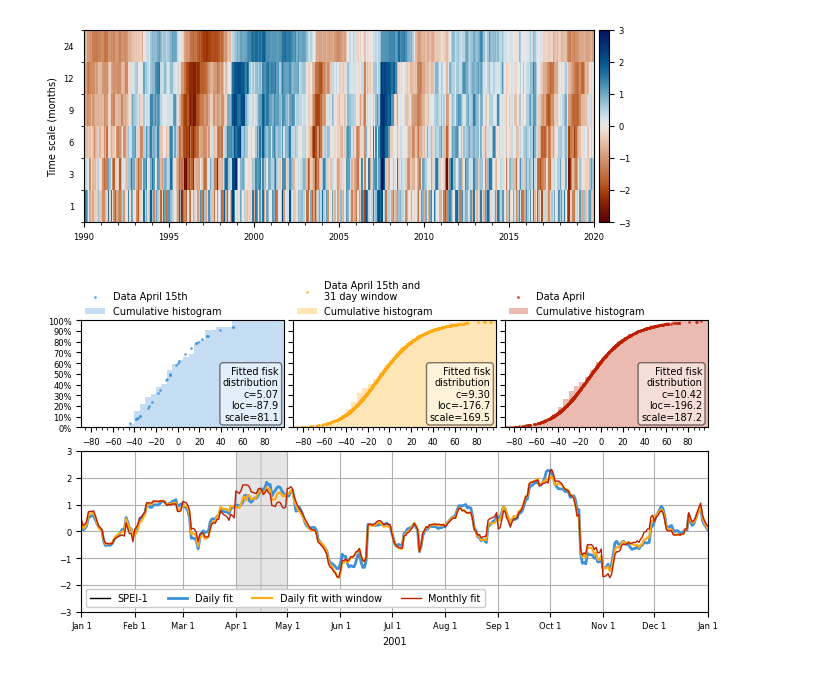
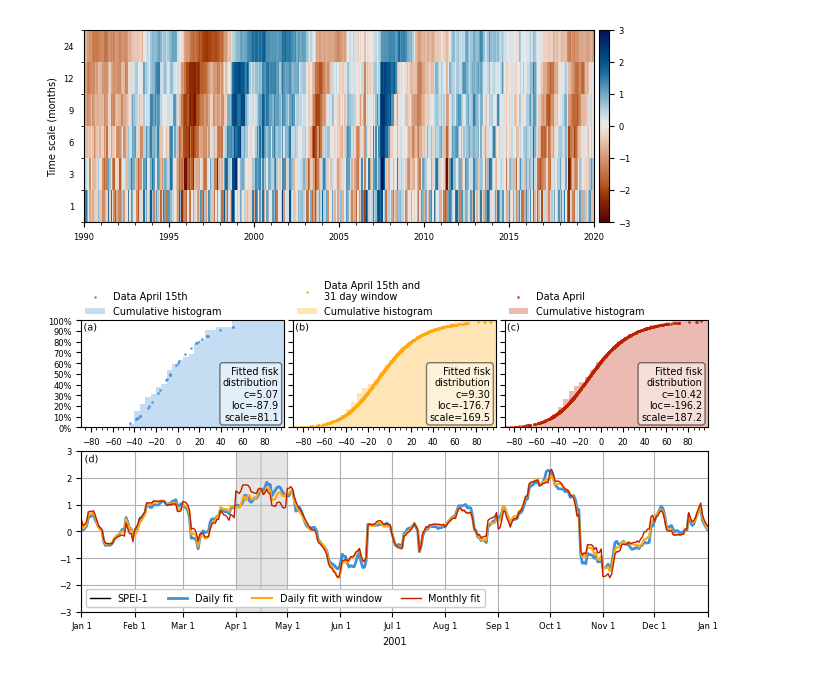
Before and after one commit to martinvonk/SPEI, a Jupyter notebook: paper/paper.ipynb, the cells around one changed output. Drawn from its saved outputs; the diff is of its cells as text; code cells hidden in the pictures.

Commit message:
update axes indicators

```diff
--- a/paper/paper.ipynb
+++ b/paper/paper.ipynb
@@ -386,6 +368,18 @@ axd["d"].hist(data_d.values, color="C0", **hist_kwargs)
 axd["dw"].hist(data_dw.values, color="C1", **hist_kwargs)
 axd["m"].hist(data_m.values, color="C2", **hist_kwargs)
 
+axd["d"].set_xlim(xmin, xmax)
+axd["d"].xaxis.set_minor_locator(mpl.ticker.MultipleLocator(bin))
+axd["d"].xaxis.set_major_locator(mpl.ticker.MultipleLocator(bin * 4))
+axd["d"].set_ylim(0.0, 1.0)
+axd["d"].yaxis.set_major_locator(mpl.ticker.MultipleLocator(0.1))
+axd["d"].yaxis.set_major_formatter(mpl.ticker.PercentFormatter(1.0))
+for iax in [axd["dw"], axd["m"]]:
+    iax.sharex(axd["d"])
+    iax.sharey(axd["d"])
+    for t in iax.get_yticklabels():
+        t.set_visible(False)
+
 
 def plot_box(ax: plt.Axes, dist: si.dist.Dist) -> None:
     textstr = f"Fitted {dist.dist.name}\ndistribution\n"
@@ -402,18 +396,6 @@ def plot_box(ax: plt.Axes, dist: si.dist.Dist) -> None:
         bbox=dict(boxstyle="round", facecolor="white", alpha=0.5),
     )
 
-
-axd["d"].set_xlim(xmin, xmax)
-axd["d"].xaxis.set_minor_locator(mpl.ticker.MultipleLocator(bin))
-axd["d"].xaxis.set_major_locator(mpl.ticker.MultipleLocator(bin * 4))
-axd["d"].set_ylim(0.0, 1.0)
-axd["d"].yaxis.set_major_locator(mpl.ticker.MultipleLocator(0.1))
-axd["d"].yaxis.set_major_formatter(mpl.ticker.PercentFormatter(1.0))
-for iax in [axd["dw"], axd["m"]]:
-    iax.sharex(axd["d"])
-    iax.sharey(axd["d"])
-    for t in iax.get_yticklabels():
-        t.set_visible(False)
 
 plot_box(axd["d"], dist_d)
 plot_box(axd["dw"], dist_dw)
@@ -446,32 +428,37 @@ axd["si"].plot(
 )
 
 year = 2001
 axd["si"].fill_betweenx(
     [-3.0, 3.0],
     ts_m + pd.Timedelta(days=365),
     ts_m + pd.Timedelta(days=365 + 30),
     color="k",
     alpha=0.1,
     linewidth=0,
 )
 axd["si"].fill_betweenx(
     [-3.0, 3.0],
     ts_d + pd.Timedelta(days=365),
     ts_d + pd.Timedelta(days=365 + 1),
     color="k",
     alpha=0.1,
     linewidth=0,
 )
-
 axd["si"].set_xlim(pd.Timestamp(f"{year}"), pd.Timestamp(f"{year + 1}"))
 axd["si"].xaxis.set_major_locator(mpl.dates.MonthLocator())
 axd["si"].xaxis.set_major_formatter(mpl.dates.DateFormatter("%b%_d"))
 axd["si"].set_xlabel(year)
 axd["si"].grid(True)
 axd["si"].legend(ncol=4, loc="lower left")
 axd["si"].set_ylim(-3.0, 3.0)
 axd["si"].yaxis.set_major_locator(mpl.ticker.MultipleLocator())
+
+axes_indicator(axd["d"], "a", 0.01, 0.98, ha="left", va="top")
+axes_indicator(axd["dw"], "b", 0.01, 0.98, ha="left", va="top")
+axes_indicator(axd["m"], "c", 0.01, 0.98, ha="left", va="top")
+axes_indicator(axd["si"], "d", 0.005, 0.98, ha="left", va="top")
+
 fig.tight_layout(h_pad=0.1, w_pad=0.3)
 fig.savefig("figures/surplus_fit_cdf_window.png", dpi=300, bbox_inches="tight")
 # %% [output]
-[figure, old version]
+[figure, new version]
```
Also changed, not shown: parts of 3 cells of this notebook, 3 other files.
